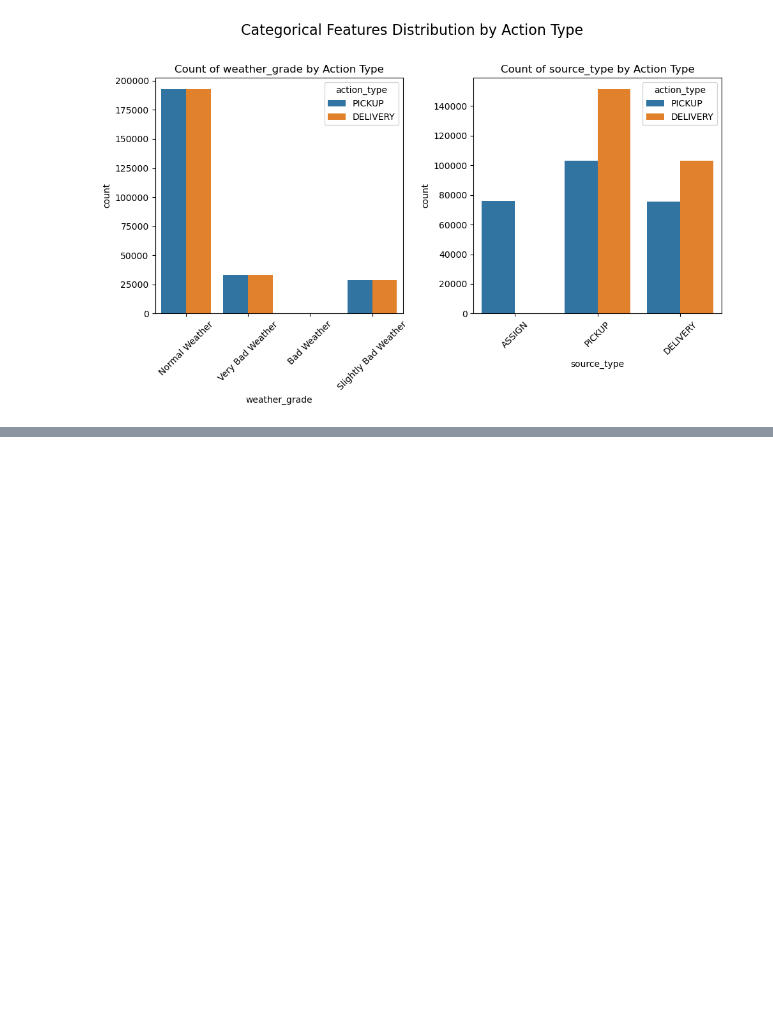
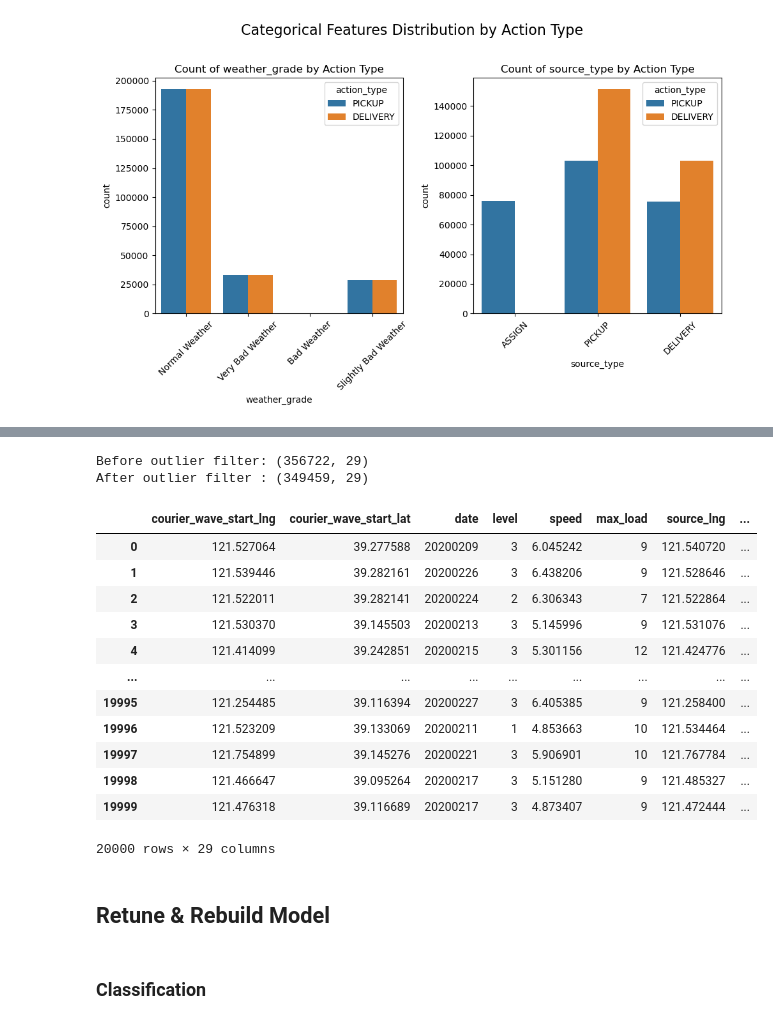
Before and after one commit to Zora-10/Machine-Learning-Individual-Project, a Jupyter notebook: Project1/solution/solution.ipynb, the cells around one changed output, grey strips where cells are left out. Saved outputs shown, nothing was run; the diff lists cells and outputs as text; code cells hidden in the pictures; blank space fills up the shorter version.

```diff
--- a/Project1/solution/test.ipynb
+++ b/Project1/solution/solution.ipynb
@@ -799,0 +500,63 @@ Regression submission saved: 25468 predictions
+# %%
+# remove outliers + y alignment
+
+def fit_outlier_bounds(X: pd.DataFrame, q_low=0.001, q_high=0.999):
+    num_cols = X.select_dtypes(include=[np.number]).columns
+    num_cols = [c for c in num_cols if X[c].dtype != bool and X[c].dtype != np.bool_]
+
+    lower = X[num_cols].quantile(q_low)
+    upper = X[num_cols].quantile(q_high)
+    return num_cols, lower, upper
+
+def apply_outlier_filter(X: pd.DataFrame, num_cols, lower, upper):
+    Xn = X[num_cols]
+    mask = (Xn.ge(lower, axis=1) & Xn.le(upper, axis=1)).all(axis=1).to_numpy()
+    return mask
+
+Q_LOW, Q_HIGH = 0.001, 0.999
+
+num_cols, lower, upper = fit_outlier_bounds(X_train_f, q_low=Q_LOW, q_high=Q_HIGH)
+mask = apply_outlier_filter(X_train_f, num_cols, lower, upper)
+
+print("Before outlier filter:", X_train_f.shape)
+X_train_clean = X_train_f.loc[mask].reset_index(drop=True)
+y_clf_train_clean = y_clf_train.loc[mask].reset_index(drop=True)
+y_reg_train_clean = y_reg_train.loc[mask].reset_index(drop=True)
+print("After outlier filter :", X_train_clean.shape)
+# %% [output]
+Before outlier filter: (356722, 29)
+After outlier filter : (349459, 29)
+# %%
+# down sample
+N_DS = 20000
+rng = np.random.RandomState(RANDOM_STATE)
+
+if len(X_train_clean) > N_DS:
+    idx = rng.choice(len(X_train_clean), size=N_DS, replace=False)
+    X_train_ds = X_train_clean.iloc[idx].reset_index(drop=True)
+    y_clf_train_ds = y_clf_train_clean.iloc[idx].reset_index(drop=True)
+    y_reg_train_ds = y_reg_train_clean.iloc[idx].reset_index(drop=True)
+else:
+    X_train_ds = X_train_clean.copy()
+    y_clf_train_ds = y_clf_train_clean.copy()
+    y_reg_train_ds = y_reg_train_clean.copy()
+
+X_train_ds
+# %% [output]
+|  | courier_wave_start_lng | courier_wave_start_lat | date | level | speed | max_load | source_lng | ... |
+| 0 | 121.527064 | 39.277588 | 20200209 | 3 | 6.045242 | 9 | 121.540720 | ... |
+| 1 | 121.539446 | 39.282161 | 20200226 | 3 | 6.438206 | 9 | 121.528646 | ... |
+| 2 | 121.522011 | 39.282141 | 20200224 | 2 | 6.306343 | 7 | 121.522864 | ... |
+| 3 | 121.530370 | 39.145503 | 20200213 | 3 | 5.145996 | 9 | 121.531076 | ... |
+| 4 | 121.414099 | 39.242851 | 20200215 | 3 | 5.301156 | 12 | 121.424776 | ... |
+| ... | ... | ... | ... | ... | ... | ... | ... | ... |
+| 19995 | 121.254485 | 39.116394 | 20200227 | 3 | 6.405385 | 9 | 121.258400 | ... |
+| 19996 | 121.523209 | 39.133069 | 20200211 | 1 | 4.853663 | 10 | 121.534464 | ... |
+| 19997 | 121.754899 | 39.145276 | 20200221 | 3 | 5.906901 | 10 | 121.767784 | ... |
+| 19998 | 121.466647 | 39.095264 | 20200217 | 3 | 5.151280 | 9 | 121.485327 | ... |
+| 19999 | 121.476318 | 39.116689 | 20200217 | 3 | 4.873407 | 9 | 121.472444 | ... |
+20000 rows × 29 columns
+# %% [markdown]
+## Retune & Rebuild Model
+# %% [markdown]
+### Classification
```
Also changed, not shown: parts of 100 cells of this notebook, 2 other files.
